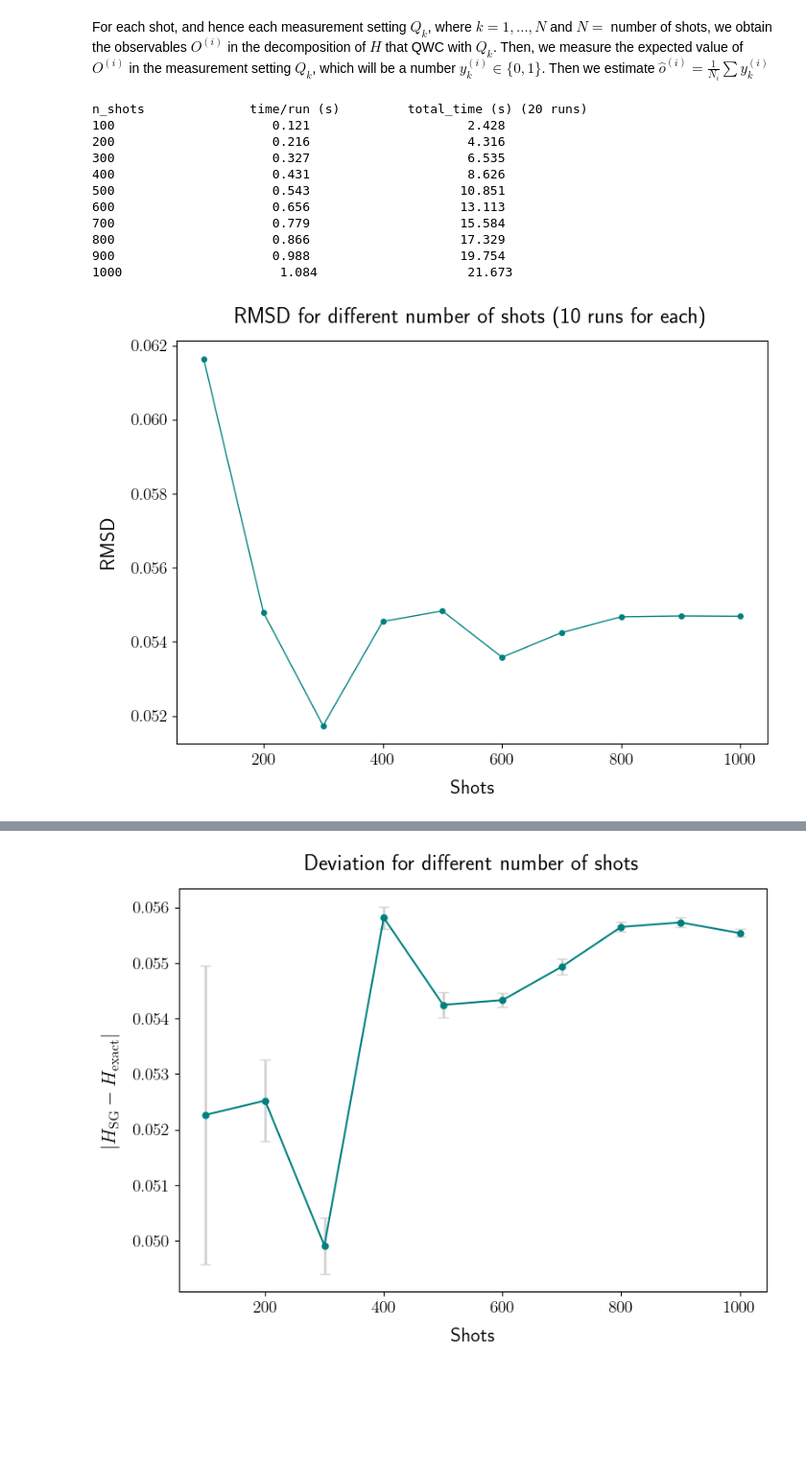
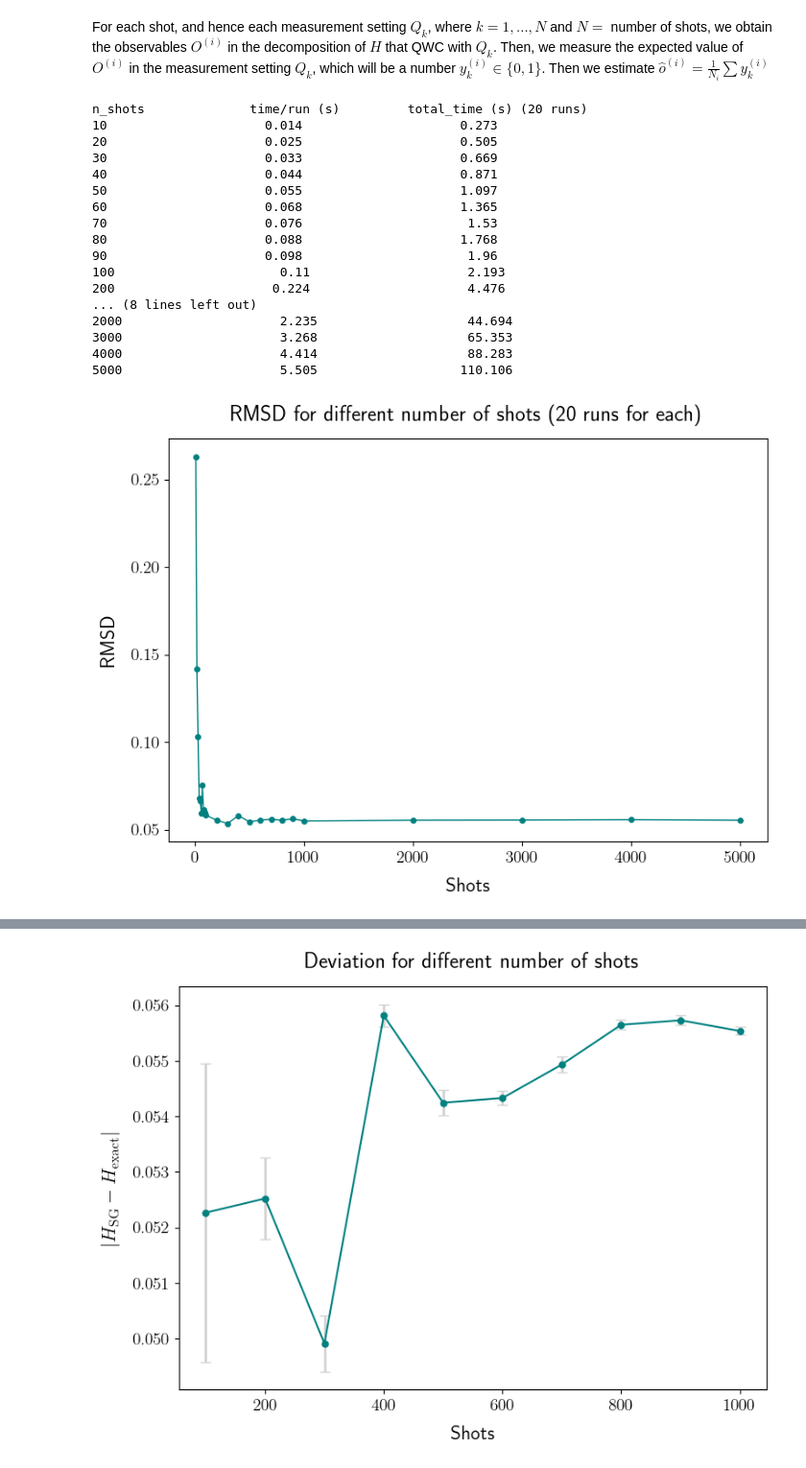
Before and after one commit to Marshhall/Physics_Thesis, a Jupyter notebook: shadow_grouping.ipynb, the cells around one changed output, grey strips where cells are left out. Shown: that part at 96% size. Saved outputs shown, nothing was run; the diff lists cells and outputs as text; code cells hidden in the pictures; blank space fills up the shorter version.

```diff
--- a/shadow_grouping.ipynb
+++ b/shadow_grouping.ipynb
@@ -435,3 +516,0 @@ meas_scheme[:10]
-# %%
-shadow = calculate_classical_shadow(qnode, meas_scheme, n_shots, n_qubits)
-shadow[1][:10]
@@ -583,9 +528,10 @@ def estimate_hamiltonian(H, shadow, obs_compat, non_idle_wires):
 # %% [markdown]
 For each shot, and hence each measurement setting $Q_k$, where $k = 1, \dots, N$ and $N =$ number of shots, we obtain the observables $O^{(i)}$ in the decomposition of $H$ that QWC with $Q_k$. Then, we measure the expected value of $O^{(i)}$ in the measurement setting $Q_k$, which will be a number $y^{(i)}_{k} \in \{0,1\}$. Then we estimate $\hat{o}^{(i)} = \frac{1}{N_i} \sum y^{(i)}_{k}$
 # %%
-n_shotss = range(100, 1100, 100)
+# n_shotss = range(100, 1100, 100)
 # n_shotss = range(100, 110, 10)
 # n_shotss = range(10, 110, 10)
+n_shotss = range(10, 30, 10)
 # n_shotss = range(100, 600, 100)
 # n_shotss = range(1000, 11000, 1000)
 # n_shotss = [50]
@@ -598,18 +544,21 @@ n_shotss = range(100, 1100, 100)
 #     list(range(10, 110, 10)) +
 #     list(range(200, 1100, 100))
 # )
-# n_shotss = (
-#     list(range(10, 110, 10)) +
-#     list(range(200, 1100, 100)) +
-#     list(range(2000, 6000, 1000))
-# )
+n_shotss = (
+    list(range(10, 110, 10)) +
+    list(range(200, 1100, 100)) +
+    list(range(2000, 6000, 1000))
+)
 
 
 number_of_runs = 20
+# number_of_runs = 2
+
 
 # distances = np.zeros((number_of_runs, len(n_shotss)))
 rmsds = np.zeros(len(n_shotss))
 
+# for each observable O^(i) in the Hamiltonian decomposition, obtain the wires on which O^(i)_j != Id(wire=j)
 non_idle_wires = [get_non_idle_wires(obs) for obs in H.ops]
 
 
@@ -618,16 +567,27 @@ print(f"{"n_shots":20}", f"{"time/run (s)":20}", f"total_time (s) ({number_of_ru
 
 for i in range(len(n_shotss)):
 
+    # get measurement scheme for this number of shots and return, for each observables, which measurement settings (their indices in meas_scheme) QWC with it
     meas_scheme, obs_compat = get_measurement_scheme(H, n_shotss[i], return_compat_obs=True)
+    # get Paulis for each measurement setting in the measurement scheme
+    meas_scheme_operators = [
+        pauli_operators_from_meas_setting(op) for op in meas_scheme
+        ]
     start_time = datetime.now()
+    # estimates of H for each run
     estimates = np.zeros(number_of_runs)
 
+    # print(meas_scheme_operators)
     for j in range(number_of_runs):
-        shadow = calculate_classical_shadow(qnode, meas_scheme, n_shotss[i], n_qubits)
+        # calculate classical shadow using the measurement scheme
+        shadow = calculate_classical_shadow(qnode, meas_scheme_operators, n_qubits)
+        # estimate the (exp_val of the) Hamiltonian by estimating (the exp_val of) each observable O^(i) in the decomposition of the Hamiltonian
         estimate = estimate_hamiltonian(H, shadow, obs_compat, non_idle_wires)
         # distances[j, i] = np.abs(estimate - ideal_H)
         estimates[j] = estimate
 
+    # print(estimates)
+    # calculate rmsd of the number_of_runs simulations with the exact value
     rmsds[i] = rmsd(estimates, ideal_H)
     end_time = datetime.now()
     total_time = (end_time - start_time).total_seconds()
@@ -641,45 +601,51 @@ for i in range(len(n_shotss)):
     # total_obs_outcomes_dict.append(np.dot(H.coeffs, aux))
 # %% [output]
 n_shots              time/run (s)         total_time (s) (20 runs)
-100                     0.121                     2.428
-200                     0.216                     4.316
-300                     0.327                     6.535
-400                     0.431                     8.626
-500                     0.543                    10.851
-600                     0.656                    13.113
-700                     0.779                    15.584
-800                     0.866                    17.329
-900                     0.988                    19.754
-1000                     1.084                    21.673
+10                     0.014                     0.273
+20                     0.025                     0.505
+30                     0.033                     0.669
+40                     0.044                     0.871
+50                     0.055                     1.097
+60                     0.068                     1.365
+70                     0.076                      1.53
+80                     0.088                     1.768
+90                     0.098                      1.96
+100                      0.11                     2.193
+200                     0.224                     4.476
+... (8 lines left out)
+2000                     2.235                    44.694
+3000                     3.268                    65.353
+4000                     4.414                    88.283
+5000                     5.505                   110.106
 # %%
 # Use LaTeX for text rendering
 plt.rcParams['text.usetex'] = True
 plt.rcParams['font.size'] = 14
 plt.rcParams['axes.labelsize'] = 16
 plt.rcParams['axes.titlesize'] = 18
 plt.rcParams['xtick.labelsize'] = 14
 plt.rcParams['ytick.labelsize'] = 14
 
 # Create figure
 fig, ax = plt.subplots(figsize=(8,6))
 # fig.patch.set_facecolor('#FAFAFA')
 # ax.set_facecolor('#FAFAFA')
 
 # Plot with error bars
 ax.plot(n_shotss, rmsds, color='teal', markersize=4, marker="o", lw=1)
 
 # Titles and labels
-ax.set_title(r"RMSD for different number of shots (10 runs for each)", pad=15)
-ax.set_xlabel(r"Shots", labelpad=10)
-ax.set_ylabel(r"RMSD", labelpad=10)
+ax.set_title(f"RMSD for different number of shots ({number_of_runs} runs for each)", pad=15)
+ax.set_xlabel("Shots", labelpad=10)
+ax.set_ylabel("RMSD", labelpad=10)
 
 
 # Tight layout
 plt.tight_layout()
 
 # Show plot
 plt.show()
 fig.savefig(f"Plots/rmsd_{n_shotss[0]}_{n_shotss[-1]}_{number_of_runs}r.pdf", dpi=800)
 # %% [output]
-[figure, old version]
+[figure, new version]
 # %%
```
Also changed, not shown: parts of 8 cells of this notebook, 25 other files.
